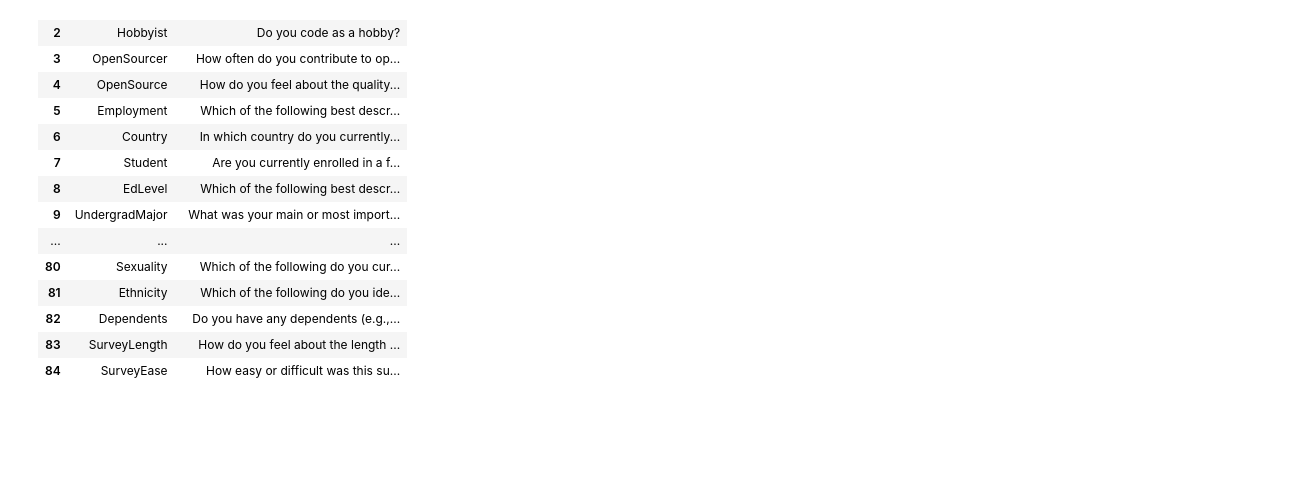
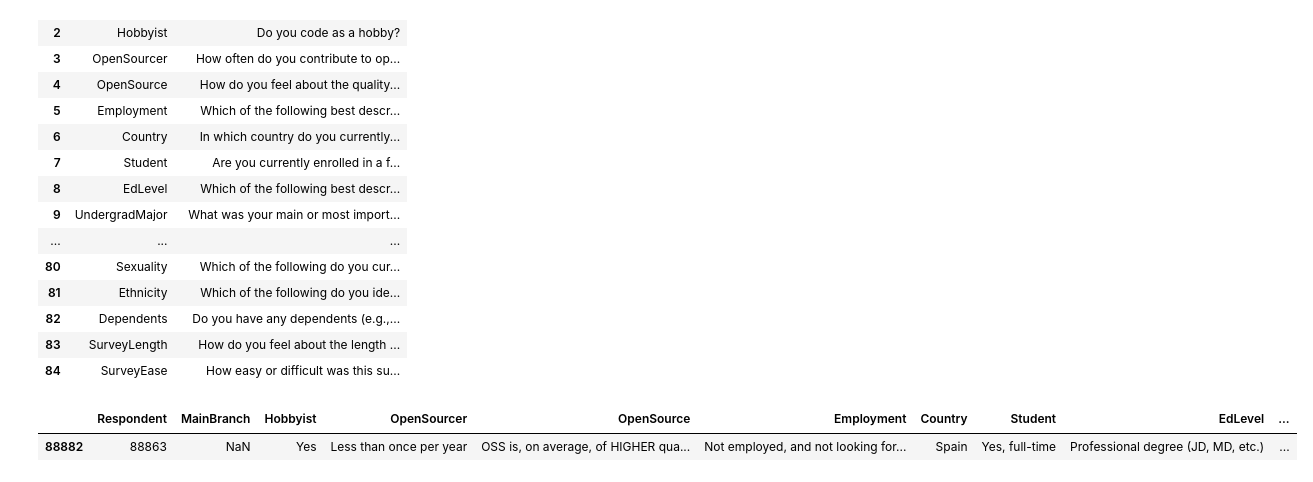
Before and after one commit to Philipotieno/Python-Pandas, a Jupyter notebook: Analysis With Pandas.ipynb, the cells around one changed output. Saved outputs shown, nothing was run; the diff lists cells and outputs as text; code cells hidden in the pictures; blank space fills up the shorter version.

```diff
--- a/Analysis With Pandas.ipynb
+++ b/Analysis With Pandas.ipynb
@@ -67,3 +67,8 @@ schema_df
 | 82 | Dependents | Do you have any dependents (e.g.,... |
 | 83 | SurveyLength | How do you feel about the length ... |
 | 84 | SurveyEase | How easy or difficult was this su... |
+# %%
+df.tail(1)
+# %% [output]
+|  | Respondent | MainBranch | Hobbyist | OpenSourcer | OpenSource | Employment | Country | Student | EdLevel | ... |
+| 88882 | 88863 | NaN | Yes | Less than once per year | OSS is, on average, of HIGHER qua... | Not employed, and not looking for... | Spain | Yes, full-time | Professional degree (JD, MD, etc.) | ... |
```
